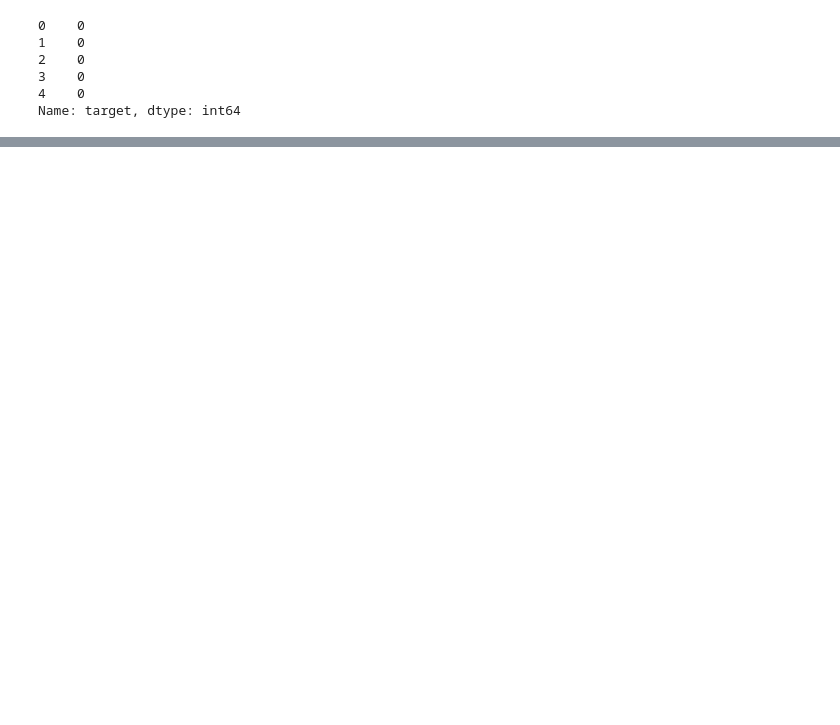
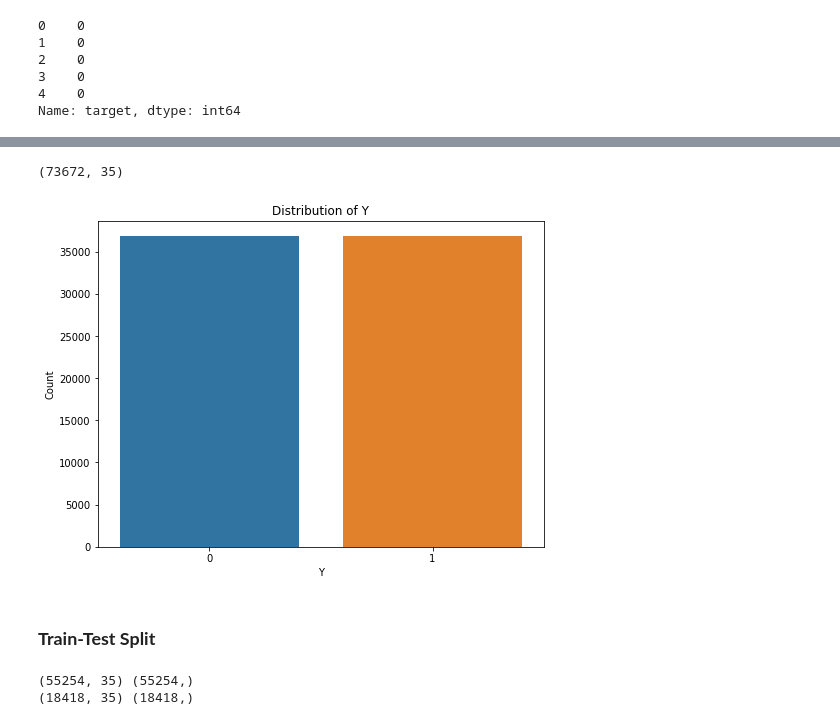
Before and after one commit to ShuklaRajni/Bank_marketing_effective_prediction, a Jupyter notebook: Bank_Marketing_Effectiveness_Prediction_Capstone_Project_3.ipynb, the cells around one changed output, grey strips where cells are left out. Cells and saved outputs as stored; diff of their text form; code cells hidden in the pictures; blank space fills up the shorter version.

```diff
--- a/Bank_Marketing_Effectiveness_Prediction_Capstone_Project_3.ipynb
+++ b/Bank_Marketing_Effectiveness_Prediction_Capstone_Project_3.ipynb
@@ -782,0 +787,17 @@ X,y = sampler.fit_resample(X.values, y.values)
+# %%
+X.shape
+# %% [output]
+(73672, 35)
+# %%
+# countplot of dependent column y
+
+plt.figure(figsize = (8,6))
+sns.countplot(x = y)
+plt.xlabel('Y')
+plt.ylabel('Count')
+plt.title('Distribution of Y')
+plt.show()
+# %% [output]
+[figure, added]
+# %% [markdown]
+### **Train-Test Split**
@@ -782,0 +811,6 @@ X,y = sampler.fit_resample(X.values, y.values)
+# %%
+print(X_train.shape,y_train.shape)
+print(X_test.shape,y_test.shape)
+# %% [output]
+(55254, 35) (55254,)
+(18418, 35) (18418,)
```
Also changed, not shown: parts of 11 cells of this notebook.
